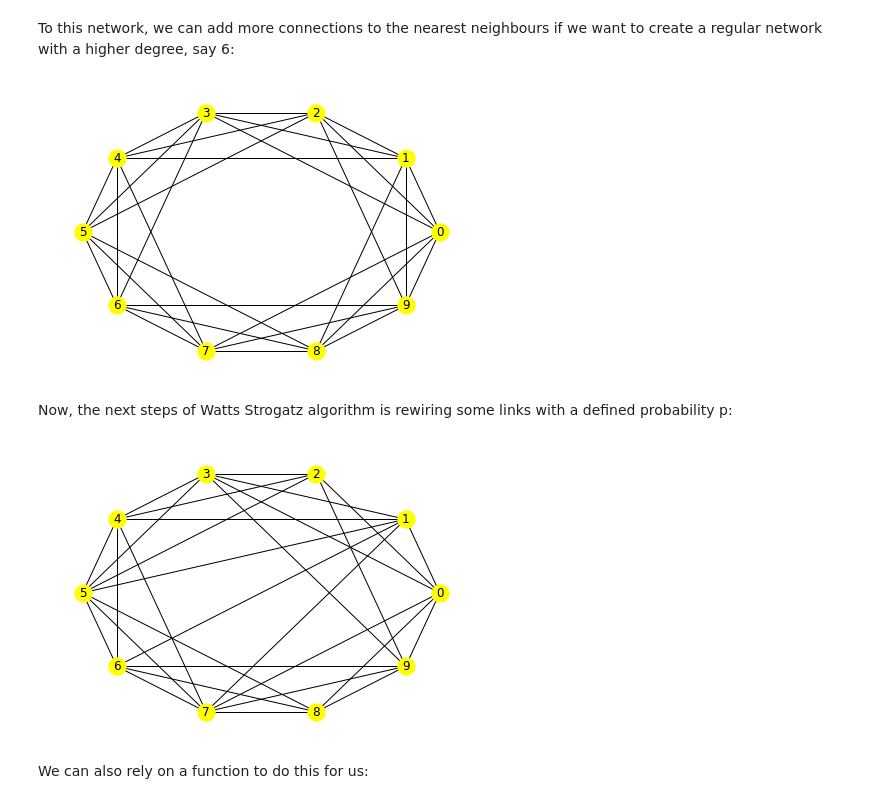
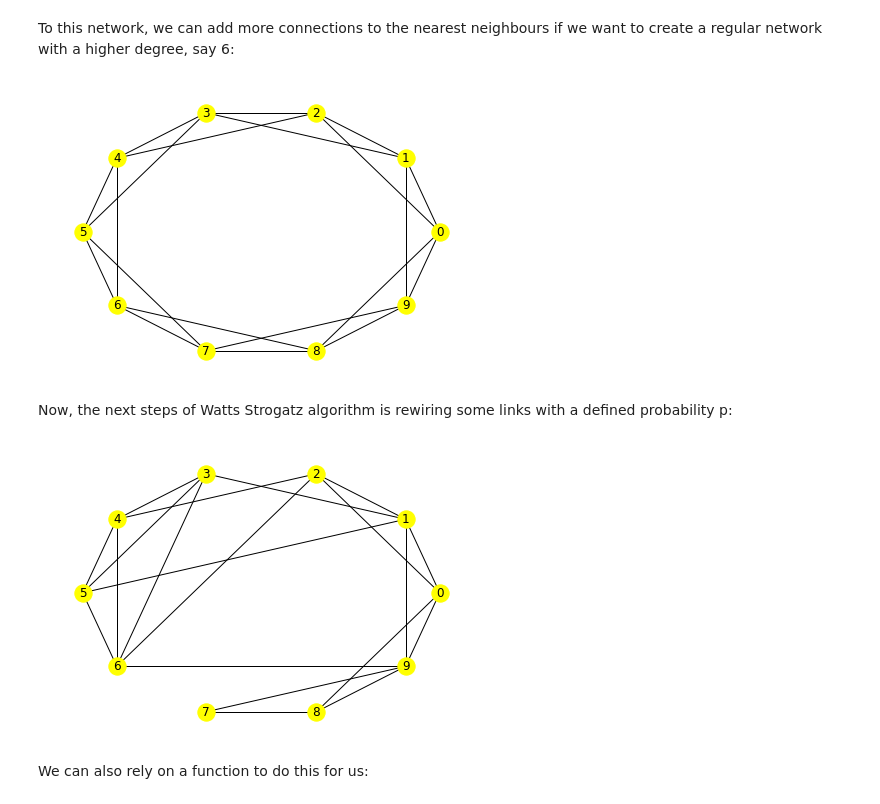
Before and after one commit to SaskaAloric/IntroCompleNeT2023, a Jupyter notebook: Notebooks/CNT_Lesson9.ipynb, the cells around one changed output. Drawn from its saved outputs; the diff is of its cells as text; code cells hidden in the pictures.

```diff
--- a/Notebooks/CNT_Lesson9.ipynb
+++ b/Notebooks/CNT_Lesson9.ipynb
@@ -193,7 +216,7 @@ If you rerun previous code multiple times you will see that the number of links
 p = 2*temp_l/(temp_n*(temp_n-1)) #keep the same p
 
 total_links = []
-for i in range(100):
+for i in range(10000):
     G = nx.random_graphs.erdos_renyi_graph(temp_n,p)
     total_links.append(G.number_of_edges())
 # %%
@@ -342,7 +412,7 @@ nx.draw_circular(G,with_labels=True,node_color='yellow')
 # %% [markdown]
 To this network, we can add more connections to the nearest neighbours if we want to create a regular network with a higher degree, say 6:
 # %%
-k = 6
+k = 4
 
 for n in G.nodes:
     for i in range(1, k // 2 + 1):
@@ -353,23 +423,23 @@ for n in G.nodes:
 
 nx.draw_circular(G, with_labels=True,node_color='yellow')
 # %% [output]
-[figure, old version]
+[figure, new version]
 # %% [markdown]
 Now, the next steps of Watts Strogatz algorithm is rewiring some links with a defined probability p:
 # %%
-p = 0.1
+p = 0.2
 
 for u, v in list(G.edges):
     if random.random() < p:
         not_neighbors = set(G.nodes) - set(G.neighbors(u))
         not_neighbors = not_neighbors - {u}
         w = random.choice(list(not_neighbors))
         G.remove_edge(u, v)
         G.add_edge(u, w)
 
 nx.draw_circular(G, with_labels=True,node_color='yellow')
 # %% [output]
-[figure, old version]
+[figure, new version]
 # %% [markdown]
 We can also rely on a function to do this for us:
 # %%
```
Also changed, not shown: parts of 47 cells of this notebook.
